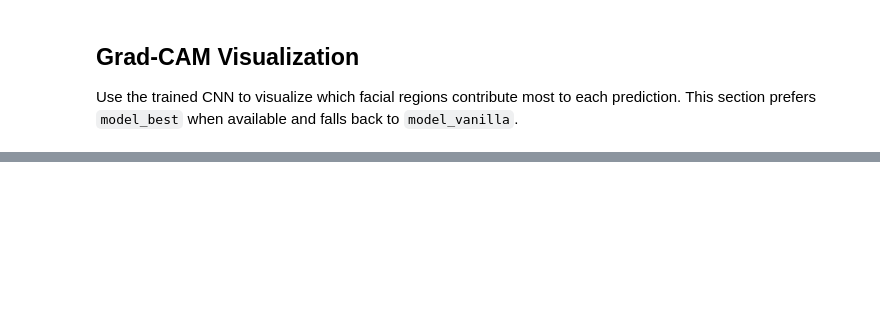
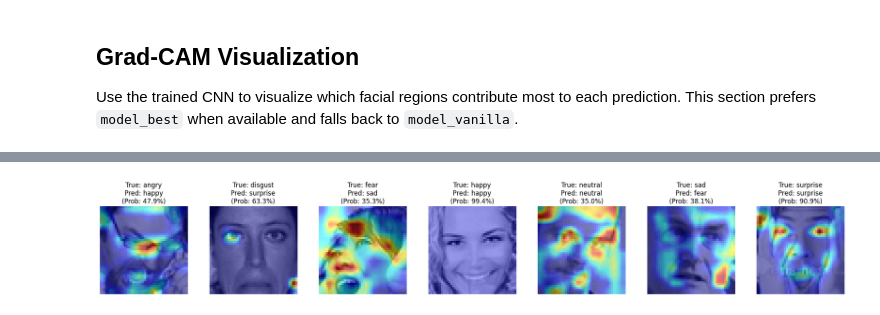
Before and after one commit to RohitPoduval1/csci5527-project, a Jupyter notebook: vanillaCNN/vanillaCNN_baseline.ipynb, the cells around one changed output, grey strips where cells are left out. Drawn from its saved outputs; the diff is of its cells as text; code cells hidden in the pictures; blank space fills up the shorter version.

```diff
--- a/vanillaCNN/vanillaCNN_baseline.ipynb
+++ b/vanillaCNN/vanillaCNN_baseline.ipynb
@@ -536,0 +608,56 @@ Prediction: class 2 (0.830)
+# %%
+import matplotlib.pyplot as plt
+import numpy as np
+from pytorch_grad_cam import GradCAM
+from pytorch_grad_cam.utils.model_targets import ClassifierOutputTarget
+from pytorch_grad_cam.utils.image import show_cam_on_image
+
+# Find the first example for each class regardless of correctness
+first_per_class = df_results.groupby('true_label').head(1).sort_values('true_label')
+
+# Initialize Grad-CAM
+target_layers = [loaded_model.conv3]
+cam = GradCAM(model=loaded_model, target_layers=target_layers)
+
+dataset = test_loader.dataset
+batch_size = test_loader.batch_size
+
+# Create a 1x7 subplot figure
+fig, axes = plt.subplots(1, 7, figsize=(20, 3))
+
+for idx, (_, row) in enumerate(first_per_class.iterrows()):
+    true_label = int(row['true_label'])
+    pred_label = int(row['pred_label'])
+    dataset_idx = int(row['batch_idx'] * batch_size + row['img_idx_in_batch'])
+
+    # Grab the original tensor
+    image_tensor, _ = dataset[dataset_idx]
+    input_tensor = image_tensor.unsqueeze(0).to(device)
+
+    # Generate heatmap targeting the predicted class
+    targets = [ClassifierOutputTarget(pred_label)]
+    grayscale_cam = cam(input_tensor=input_tensor, targets=targets)[0, :]
+
+    # Convert grayscale tensor to (H, W, 3)
+    img = image_tensor.squeeze().cpu().numpy()
+    img = img - img.min()
+    if img.max() > 0:
+        img = img / img.max()
+    rgb_img = np.stack([img, img, img], axis=-1)
+
+    # Overlay CAM
+    cam_image = show_cam_on_image(rgb_img, grayscale_cam, use_rgb=True)
+
+    # Plot
+    axes[idx].imshow(cam_image)
+    true_class_name = dataset.classes[true_label]
+    pred_class_name = dataset.classes[pred_label]
+    axes[idx].set_title(
+        f"True: {true_class_name}\nPred: {pred_class_name}\n(Prob: {row['prob']*100:.1f}%)"
+    )
+    axes[idx].axis('off')
+
+plt.tight_layout()
+plt.show()
+# %% [output]
+[figure, added]
```
Also changed, not shown: parts of 12 cells of this notebook, 8 other files.
